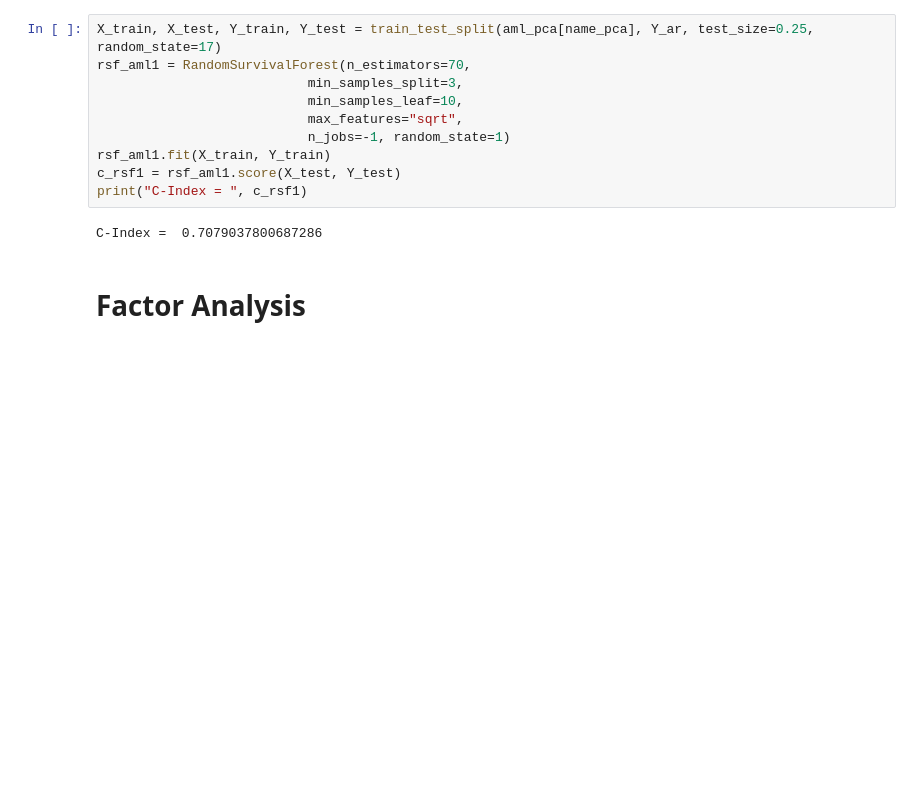
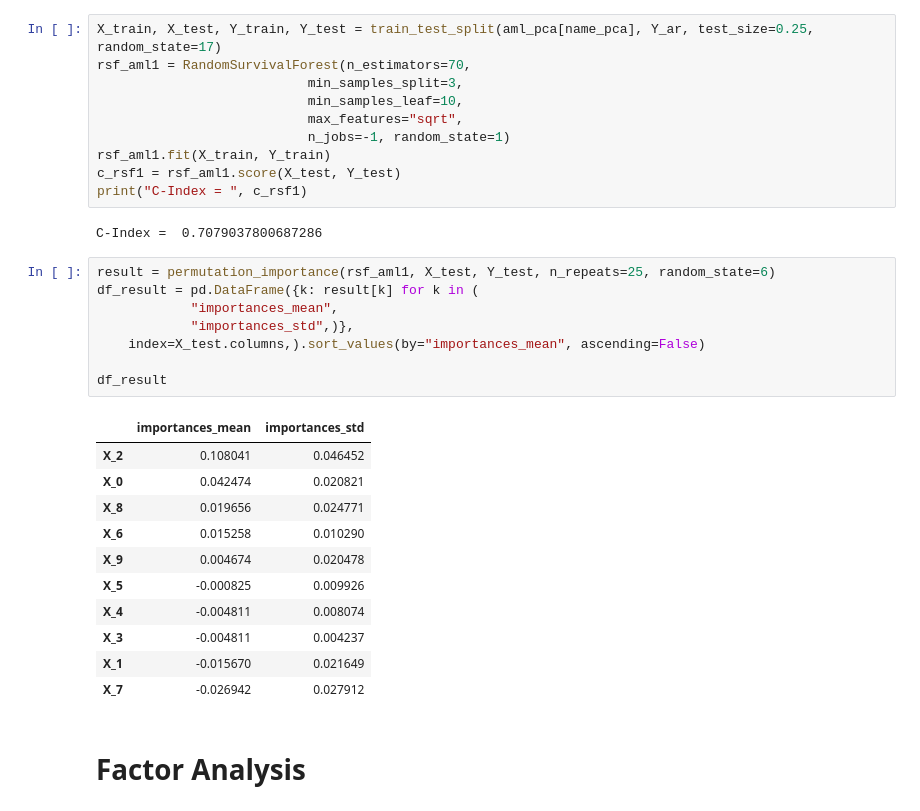
Before and after one commit to utihamartiwi/Mapper-for-high-dimensiona-survival-analysis, a Jupyter notebook: Eksperiment_PCA_&_Anfak_AML.ipynb, the cells around one changed output. Saved outputs shown, nothing was run; the diff lists cells and outputs as text; blank space fills up the shorter version.

```diff
--- a/Eksperiment_PCA_&_Anfak_AML.ipynb
+++ b/Eksperiment_PCA_&_Anfak_AML.ipynb
@@ -296,6 +271,26 @@ c_rsf1 = rsf_aml1.score(X_test, Y_test)
 print("C-Index = ", c_rsf1)
 # %% [output]
 C-Index =  0.7079037800687286
+# %%
+result = permutation_importance(rsf_aml1, X_test, Y_test, n_repeats=25, random_state=6)
+df_result = pd.DataFrame({k: result[k] for k in (
+            "importances_mean",
+            "importances_std",)},
+    index=X_test.columns,).sort_values(by="importances_mean", ascending=False)
+
+df_result
+# %% [output]
+|  | importances_mean | importances_std |
+| X_2 | 0.108041 | 0.046452 |
+| X_0 | 0.042474 | 0.020821 |
+| X_8 | 0.019656 | 0.024771 |
+| X_6 | 0.015258 | 0.010290 |
+| X_9 | 0.004674 | 0.020478 |
+| X_5 | -0.000825 | 0.009926 |
+| X_4 | -0.004811 | 0.008074 |
+| X_3 | -0.004811 | 0.004237 |
+| X_1 | -0.015670 | 0.021649 |
+| X_7 | -0.026942 | 0.027912 |
 # %% [markdown]
 # Factor Analysis
 # %%
```
Also changed, not shown: parts of 13 cells of this notebook, 2 other files.
